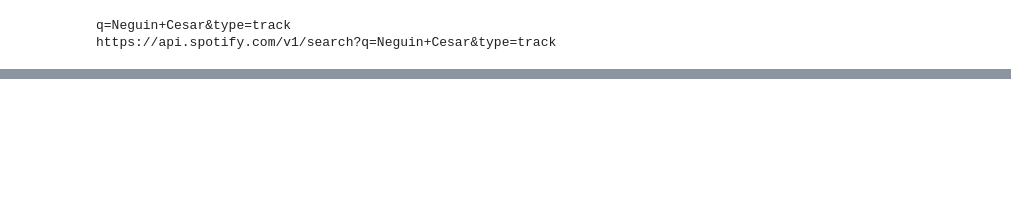
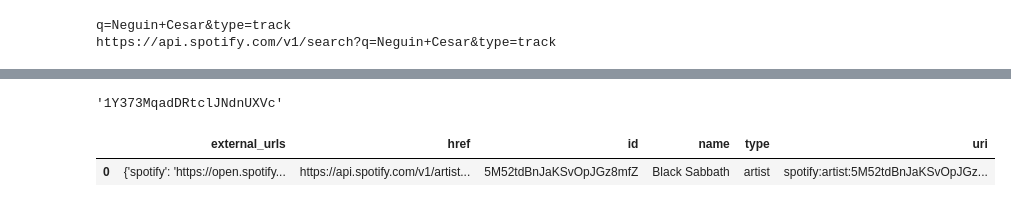
Before and after one commit to Thrakrien/spotify-best-songs, a Jupyter notebook: notebooks/requests.ipynb, the cells around one changed output, grey strips where cells are left out. Drawn from its saved outputs; the diff is of its cells as text; code cells hidden in the pictures; blank space fills up the shorter version.

```diff
--- a/notebooks/requests.ipynb
+++ b/notebooks/requests.ipynb
@@ -87,0 +92,18 @@ req.json()
+# %%
+client_credentials_manager = SpotifyClientCredentials(client_id= client_id, client_secret=client_secret)
+sp = spotipy.Spotify(client_credentials_manager = client_credentials_manager)
+# %%
+musica = sp.search(q='Paranoid',type='track')
+# %%
+batata = pd.DataFrame.from_dict(musica,orient='index')
+batata = batata.explode('items')
+batata = batata['items'][0]
+# %%
+batata['id']
+# %% [output]
+'1Y373MqadDRtclJNdnUXVc'
+# %%
+pd.DataFrame.from_dict(batata['artists'])
+# %% [output]
+|  | external_urls | href | id | name | type | uri |
+| 0 | {'spotify': 'https://open.spotify... | https://api.spotify.com/v1/artist... | 5M52tdBnJaKSvOpJGz8mfZ | Black Sabbath | artist | spotify:artist:5M52tdBnJaKSvOpJGz... |
```
Also changed, not shown: parts of 12 cells of this notebook.
